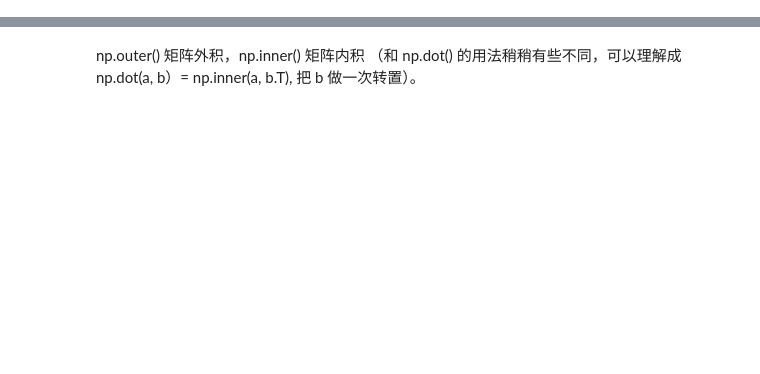
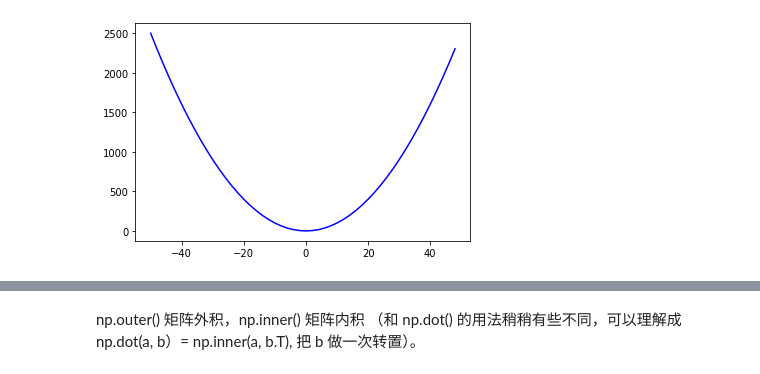
Before and after one commit to hdouhua/ml-in-action, a Jupyter notebook: day-day-up/np.ipynb, the cells around one changed output, grey strips where cells are left out. Cells and saved outputs as stored; diff of their text form; code cells hidden in the pictures; blank space fills up the shorter version.

```diff
--- a/day-day-up/np.ipynb
+++ b/day-day-up/np.ipynb
@@ -5,0 +84,11 @@ from matplotlib import pyplot as plt
+# %%
+# y = x^2
+
+X = np.arange(-50, 50, 2)
+# X = np.arange(-50, 51, 2)
+Y = X ** 2
+
+plt.plot(X, Y, color='b')
+plt.show()
+# %% [output]
+[figure, added]
```
Also changed, not shown: parts of 60 cells of this notebook, 1 other file.
